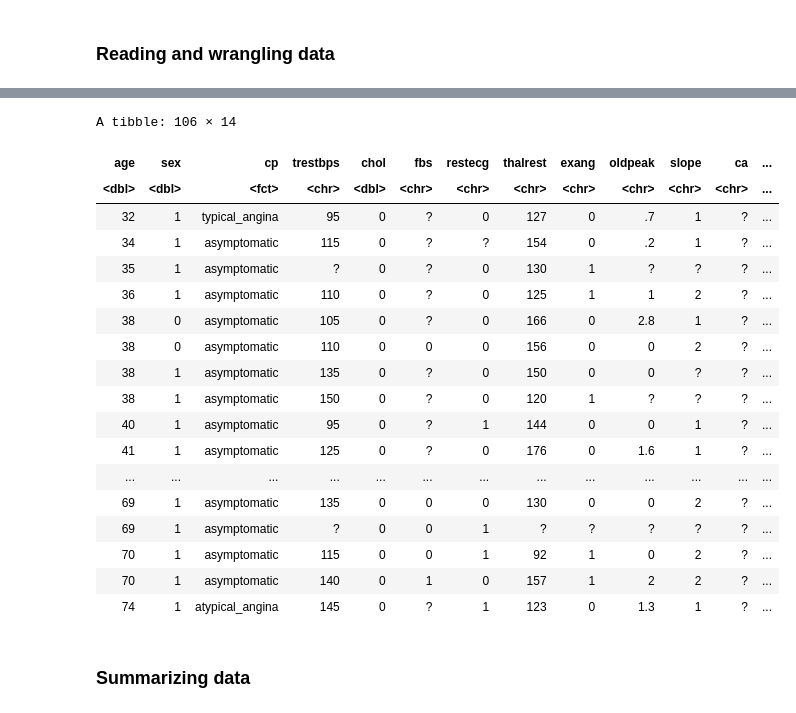
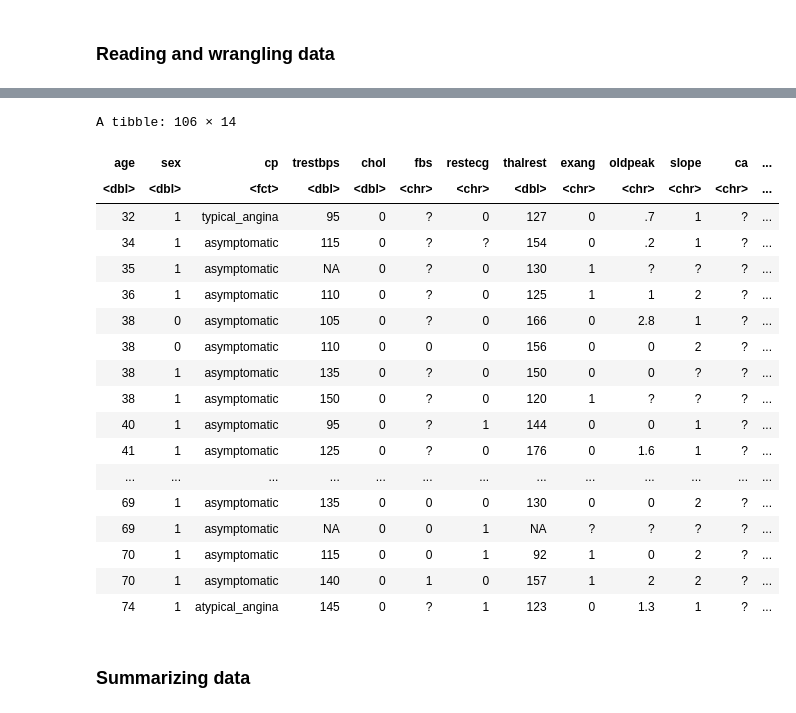
Before and after one commit to andreaschildh/project_proposal, a Jupyter notebook: heart_disease_gproject.ipynb, the cells around one changed output, grey strips where cells are left out. Saved outputs shown, nothing was run; the diff lists cells and outputs as text; code cells hidden in the pictures.

```diff
--- a/heart_disease_gproject.ipynb
+++ b/heart_disease_gproject.ipynb
@@ -43,7 +26,9 @@ heart_disease <- read_csv("data/processed.switzerland.data",
 # thalach  -> max heart rate achieved
     mutate(cp = as_factor(cp)) |>
     mutate(cp = fct_recode(cp, "typical_angina" = "1", "atypical_angina" = "2", "non_anginal" = "3", "asymptomatic" = "4")) |>
-    filter(cp != "non_anginal")
+    filter(cp != "non_anginal") |> #We will not cover non_anginal chest pains.
+    mutate(trestbps = as.numeric(trestbps),
+           thalrest = as.numeric(thalrest))
 
 heart_disease
 # %% [output]
@@ -58,9 +50,9 @@ dbl (5): age, sex, cp, chol, num
 A tibble: 106 × 14
 | age | sex | cp | trestbps | chol | fbs | restecg | thalrest | exang | oldpeak | slope | ca | ... |
-| <dbl> | <dbl> | <fct> | <chr> | <dbl> | <chr> | <chr> | <chr> | <chr> | <chr> | <chr> | <chr> | ... |
+| <dbl> | <dbl> | <fct> | <dbl> | <dbl> | <chr> | <chr> | <dbl> | <chr> | <chr> | <chr> | <chr> | ... |
 | 32 | 1 | typical_angina | 95 | 0 | ? | 0 | 127 | 0 | .7 | 1 | ? | ... |
 | 34 | 1 | asymptomatic | 115 | 0 | ? | ? | 154 | 0 | .2 | 1 | ? | ... |
-| 35 | 1 | asymptomatic | ? | 0 | ? | 0 | 130 | 1 | ? | ? | ? | ... |
+| 35 | 1 | asymptomatic | NA | 0 | ? | 0 | 130 | 1 | ? | ? | ? | ... |
 | 36 | 1 | asymptomatic | 110 | 0 | ? | 0 | 125 | 1 | 1 | 2 | ? | ... |
 | 38 | 0 | asymptomatic | 105 | 0 | ? | 0 | 166 | 0 | 2.8 | 1 | ? | ... |
 | 38 | 0 | asymptomatic | 110 | 0 | 0 | 0 | 156 | 0 | 0 | 2 | ? | ... |
@@ -70,7 +62,7 @@ A tibble: 106 × 14
 | 41 | 1 | asymptomatic | 125 | 0 | ? | 0 | 176 | 0 | 1.6 | 1 | ? | ... |
 | ... | ... | ... | ... | ... | ... | ... | ... | ... | ... | ... | ... | ... |
 | 69 | 1 | asymptomatic | 135 | 0 | 0 | 0 | 130 | 0 | 0 | 2 | ? | ... |
-| 69 | 1 | asymptomatic | ? | 0 | 0 | 1 | ? | ? | ? | ? | ? | ... |
+| 69 | 1 | asymptomatic | NA | 0 | 0 | 1 | NA | ? | ? | ? | ? | ... |
 | 70 | 1 | asymptomatic | 115 | 0 | 0 | 1 | 92 | 1 | 0 | 2 | ? | ... |
 | 70 | 1 | asymptomatic | 140 | 0 | 1 | 0 | 157 | 1 | 2 | 2 | ? | ... |
 | 74 | 1 | atypical_angina | 145 | 0 | ? | 1 | 123 | 0 | 1.3 | 1 | ? | ... |
```
Also changed, not shown: parts of 5 cells of this notebook.
